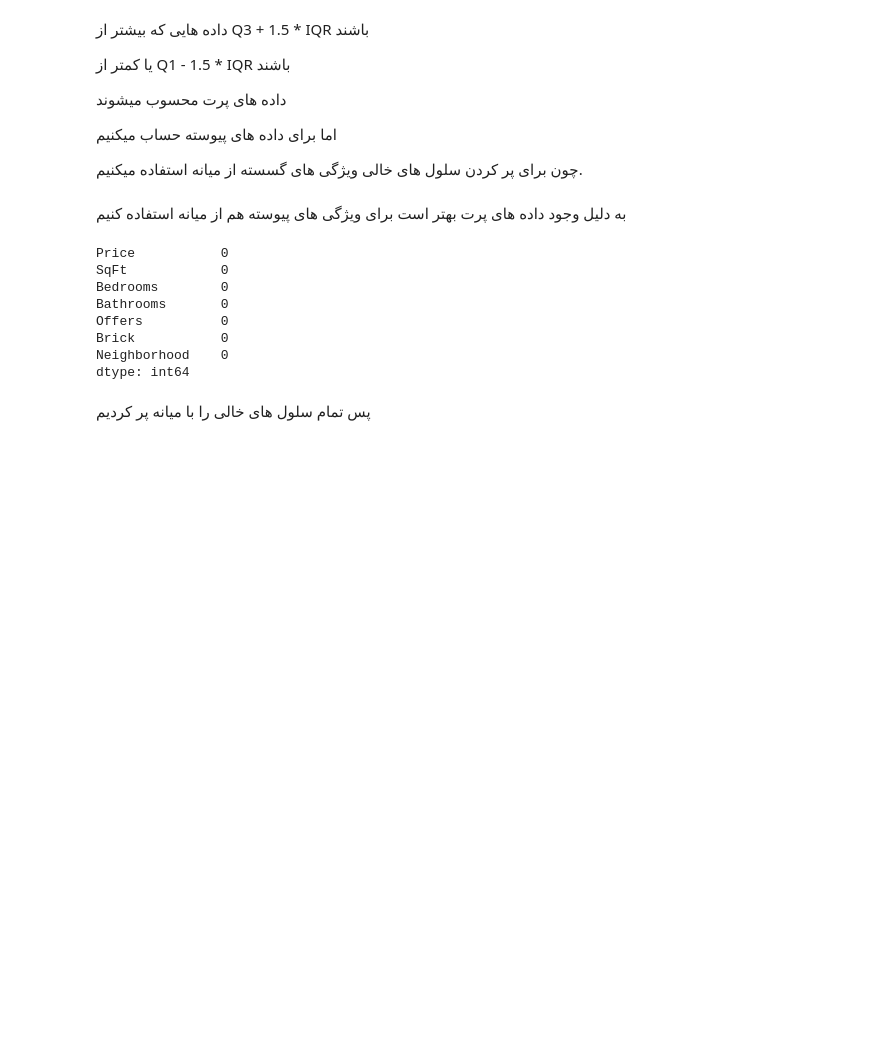
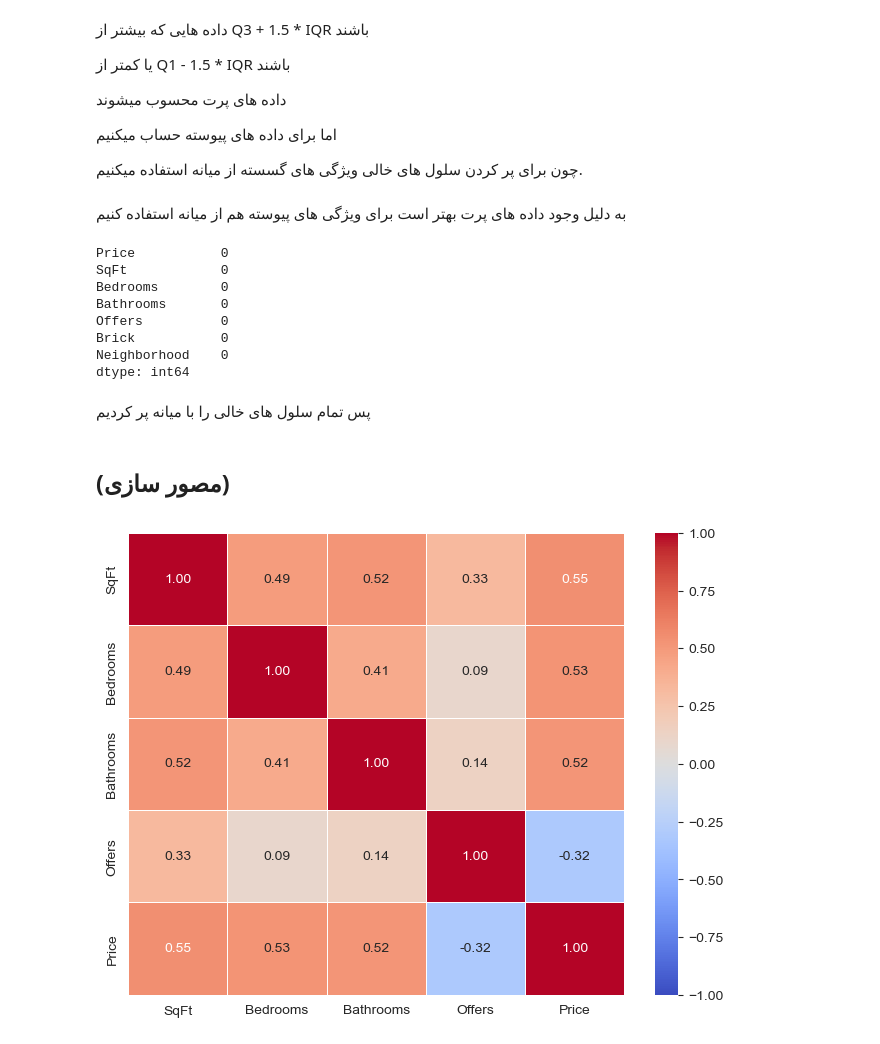
Before and after one commit to aminmahvash/Home-pricing, a Jupyter notebook: home pricing.ipynb, the cells around one changed output. Cells and saved outputs as stored; diff of their text form; code cells hidden in the pictures; blank space fills up the shorter version.

```diff
--- a/home pricing.ipynb
+++ b/home pricing.ipynb
@@ -141,3 +141,20 @@ Neighborhood    0
 dtype: int64
 # %% [markdown]
 پس تمام سلول های خالی را با میانه پر کردیم
+# %% [markdown]
+## (مصور سازی)
+# %%
+import seaborn as sns
+
+sns.set_style("whitegrid")
+plt.rcParams['figure.figsize'] = (8, 5)
+# %%
+numeric_cols = ['SqFt', 'Bedrooms', 'Bathrooms', 'Offers', 'Price']
+
+corr = df[numeric_cols].corr()
+
+plt.figure(figsize=(8, 6))
+sns.heatmap(corr, annot=True, cmap='coolwarm', fmt='.2f', linewidths=0.5, vmin=-1, vmax=1)
+plt.show()
+# %% [output]
+[figure, added]
```
Also changed, not shown: parts of 27 cells of this notebook.
